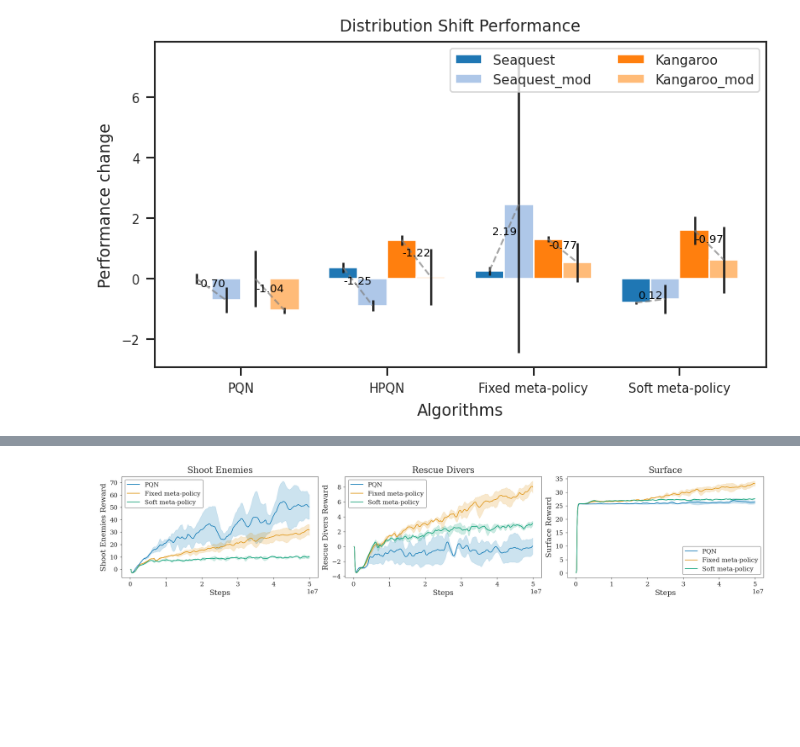
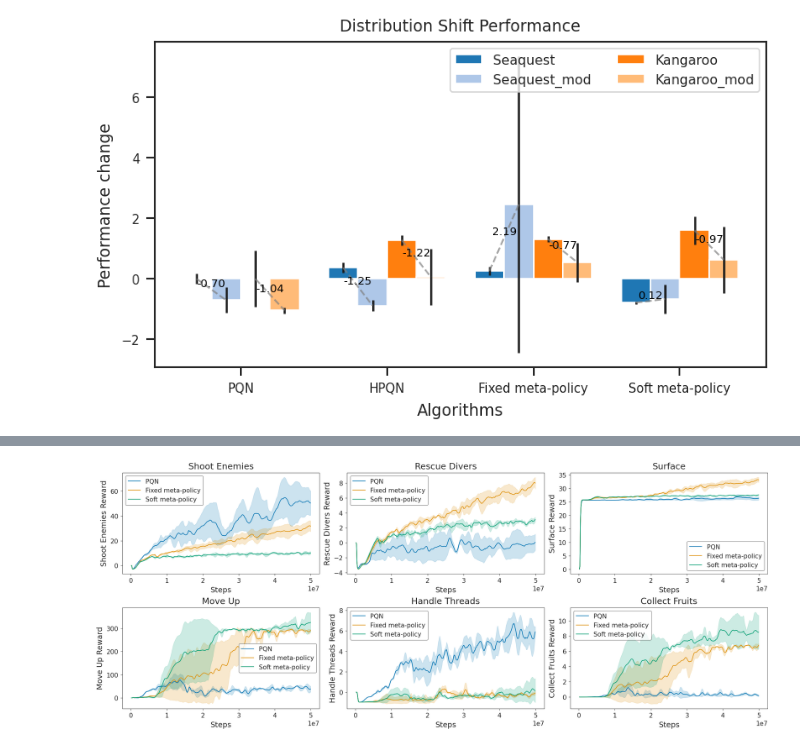
Before and after one commit to remunds/symbolic_options, a Jupyter notebook: src/symbolic_options/plots/plots.ipynb, the cells around one changed output, grey strips where cells are left out. Drawn from its saved outputs; the diff is of its cells as text; code cells hidden in the pictures; blank space fills up the shorter version.

```diff
--- a/src/symbolic_options/plots/plots.ipynb
+++ b/src/symbolic_options/plots/plots.ipynb
@@ -761,34 +761,59 @@ def single_reward_plot(game_data, algos, reward_row, ax, opt_name):
     ax.set_xlabel("Steps")
     ax.legend()
 
-def multi_reward_plot(df, opt_names):
+def multi_reward_plot(df, opt_names, axes):
     # plot all single_reward_plots for all envs
 
-    with plt.rc_context({
-        **bundles.neurips2024(usetex=False),
-        **axes.lines(),
-        "axes.titlesize": 14,
-        "axes.labelsize": 12,
-        "xtick.labelsize": 10,
-        "ytick.labelsize": 10,
-        "legend.fontsize": 10,
-        "font.size": 12
-    }):
-    # with plt.rc_context({**bundles.neurips2024(usetex=False), **axes.lines()}):
-        game_name = df["run_name"].iloc[0].split("_")[-1]
-        fig, ax = plt.subplots(1, 3, figsize=(15, 3))
-        opts = ["opt0", "opt1", "opt2"]
-        if "Craft" in game_name:
-            fig, ax = plt.subplots(1, 5, figsize=(25, 3))
-            opts = ["opt0", "opt1", "opt2", "opt3", "opt4"]
-        for i, opt in enumerate(opts):
-            single_reward_plot(df, [f"pqn_{game_name}", f"pqn_hier_llm_{game_name}", f"pqn_hier_comb_{game_name}"], opt, ax[i], opt_names[i])
-    fig.savefig(f"multi_reward_plot_{game_name}.pdf", bbox_inches="tight")
+    # with plt.rc_context({
+    #     **bundles.neurips2024(usetex=False),
+    #     **axes.lines(),
+    #     "axes.titlesize": 14,
+    #     "axes.labelsize": 12,
+    #     "xtick.labelsize": 10,
+    #     "ytick.labelsize": 10,
+    #     "legend.fontsize": 10,
+    #     "font.size": 12
+    # }):
+    game_name = df["run_name"].iloc[0].split("_")[-1]
+    # fig, ax = plt.subplots(1, 3, figsize=(15, 3))
+    opts = ["opt0", "opt1", "opt2"]
+    if "Craft" in game_name:
+        # fig, ax = plt.subplots(1, 5, figsize=(25, 3))
+        opts = ["opt0", "opt1", "opt2", "opt3", "opt4"]
+    for i, opt in enumerate(opts):
+        single_reward_plot(df, [f"pqn_{game_name}", f"pqn_hier_llm_{game_name}", f"pqn_hier_comb_{game_name}"], opt, axes[i], opt_names[i])
+    # fig.savefig(f"multi_reward_plot_{game_name}.pdf", bbox_inches="tight")
+    # plt.show()
+with plt.rc_context({
+    **bundles.neurips2024(usetex=False),
+    **axes.lines(),
+    "axes.titlesize": 14,
+    "axes.labelsize": 12,
+    "xtick.labelsize": 10,
+    "ytick.labelsize": 10,
+    "legend.fontsize": 10,
+    "font.size": 12
+}):
+    fig, axes = plt.subplots(2, 3, figsize=(15, 6))
+    seaquest_opt_names = ["Shoot Enemies", "Rescue Divers", "Surface"]
+    kangaroo_opt_names = ["Move Up", "Handle Threads", "Collect Fruits"]
+    multi_reward_plot(seaquest_df, seaquest_opt_names, axes[0])
+    multi_reward_plot(kangaroo_df, kangaroo_opt_names, axes[1])
+    fig.savefig("multi_reward_plot_seaquest_kangaroo.pdf", bbox_inches="tight")
     plt.show()
-seaquest_opt_names = ["Shoot Enemies", "Rescue Divers", "Surface"]
-kangaroo_opt_names = ["Move Up", "Handle Threads", "Collect Fruits"]
-craftax_opt_names = ["Survival", "Combat", "Craft", "Collect Resources", "Exploration"]
-multi_reward_plot(seaquest_df, seaquest_opt_names)
-multi_reward_plot(kangaroo_df, kangaroo_opt_names)
-multi_reward_plot(craftax_df, craftax_opt_names)
+
+with plt.rc_context({
+    **bundles.neurips2024(usetex=False),
+    **axes.lines(),
+    "axes.titlesize": 14,
+    "axes.labelsize": 12,
+    "xtick.labelsize": 10,
+    "ytick.labelsize": 10,
+    "legend.fontsize": 10,
+    "font.size": 12
+}):
+    # Craftax as separate plot
+    fig, axes = plt.subplots(1, 5, figsize=(15, 3))
+    craftax_opt_names = ["Survival", "Combat", "Craft", "Collect Resources", "Exploration"]
+    multi_reward_plot(craftax_df, craftax_opt_names, axes)
 # %% [output]
@@ -804 +872 @@ pqn_hier_comb_Seaquest
-[figure, old version]
+[figure, new version]
```
Also changed, not shown: parts of 1 cell of this notebook.
